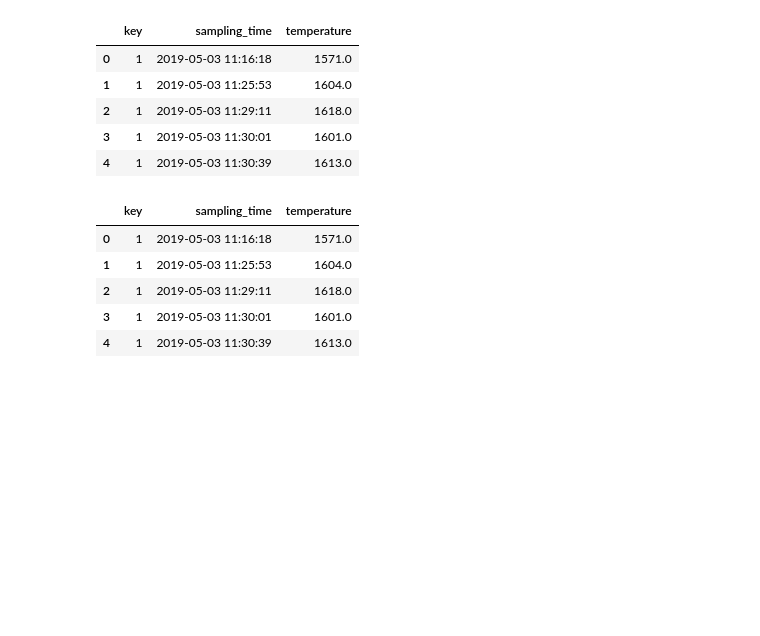
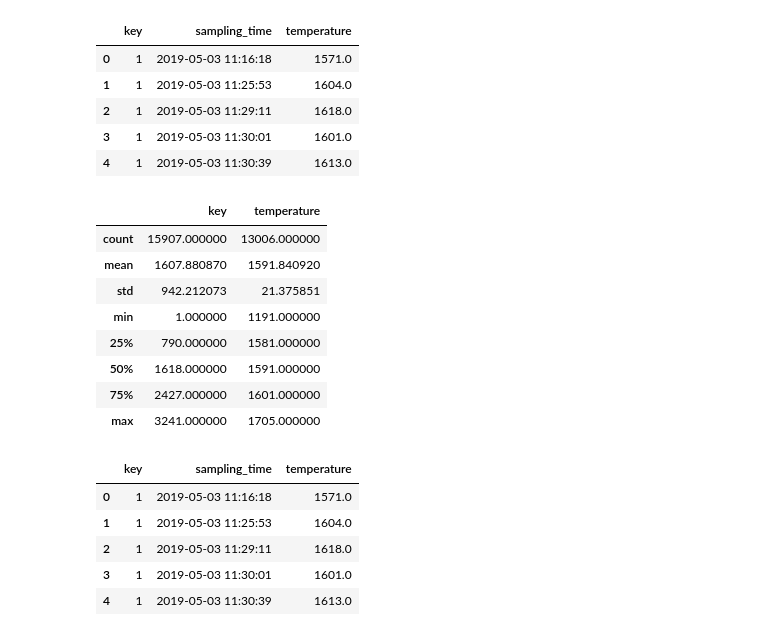
Before and after one commit to danendless/TT-Sprint17-FINAL-PROJECT, a Jupyter notebook: notebooks/deprecated/Steelproof_exploration_notebook.ipynb, the cells around one changed output. Drawn from its saved outputs; the diff is of its cells as text; code cells hidden in the pictures; blank space fills up the shorter version.

```diff
--- a/notebooks/Steelproof_exploration_notebook.ipynb
+++ b/notebooks/deprecated/Steelproof_exploration_notebook.ipynb
@@ -258,6 +258,18 @@ data_temp_en.head()
 | 2 | 1 | 2019-05-03 11:29:11 | 1618.0 |
 | 3 | 1 | 2019-05-03 11:30:01 | 1601.0 |
 | 4 | 1 | 2019-05-03 11:30:39 | 1613.0 |
+# %%
+data_temp_en.describe()
+# %% [output]
+|  | key | temperature |
+| count | 15907.000000 | 13006.000000 |
+| mean | 1607.880870 | 1591.840920 |
+| std | 942.212073 | 21.375851 |
+| min | 1.000000 | 1191.000000 |
+| 25% | 790.000000 | 1581.000000 |
+| 50% | 1618.000000 | 1591.000000 |
+| 75% | 2427.000000 | 1601.000000 |
+| max | 3241.000000 | 1705.000000 |
 # %%
 data_temp_en[data_temp_en["key"] == 1]
 # %% [output]
```
Also changed, not shown: 3 other files.
